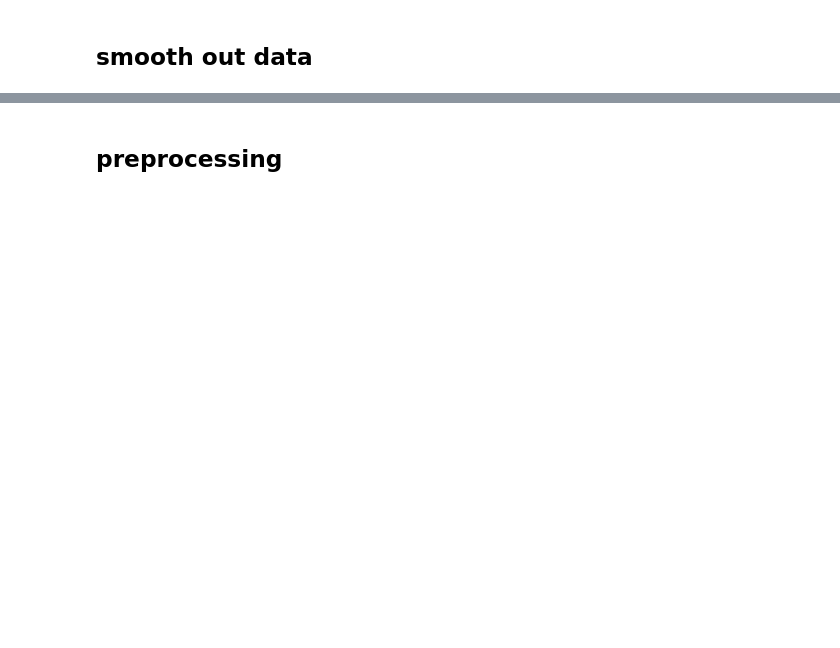
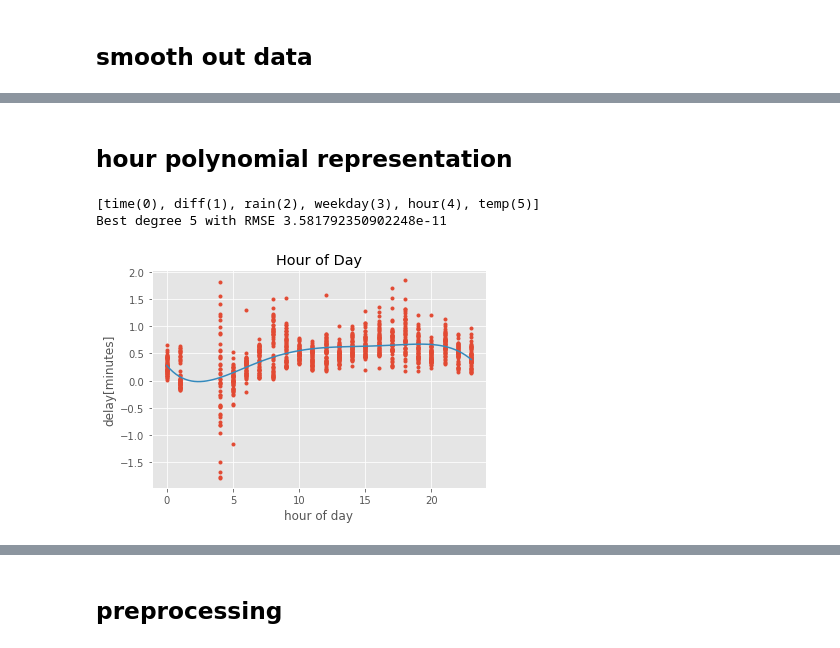
Before and after one commit to nasty-bos/creative_data_mining, a Jupyter notebook: delay.ipynb, the cells around one changed output, grey strips where cells are left out. Cells and saved outputs as stored; diff of their text form; code cells hidden in the pictures; blank space fills up the shorter version.

```diff
--- a/delay.ipynb
+++ b/delay.ipynb
@@ -145,0 +240,56 @@ scurr.drop(scurr.columns[[0, 1]], axis=1, inplace=True)
+# %% [markdown]
+## hour polynomial representation
+# %%
+print('[time(0), diff(1), rain(2), weekday(3), hour(4), temp(5)]')
+
+X = array[:,[4]]
+y = X**4 + X**3 + X + 1
+
+x_train, x_test, y_train, y_test = model_selection.train_test_split(X, y, test_size=0.3, random_state=42)
+
+rmses = []
+degrees = np.arange(1, 30)
+min_rmse, min_deg = 1e10, 0
+
+for deg in degrees:
+
+    # Train features
+    poly_features = PolynomialFeatures(degree=deg, include_bias=False)
+    x_poly_train = poly_features.fit_transform(x_train)
+
+    # Linear regression
+    poly_reg = LinearRegression()
+    poly_reg.fit(x_poly_train, y_train)
+
+    # Compare with test data
+    x_poly_test = poly_features.fit_transform(x_test)
+    poly_predict = poly_reg.predict(x_poly_test)
+    poly_mse = mean_squared_error(y_test, poly_predict)
+    poly_rmse = np.sqrt(poly_mse)
+    rmses.append(poly_rmse)
+
+    # Cross-validation of degree
+    if min_rmse > poly_rmse:
+        min_rmse = poly_rmse
+        min_deg = deg
+
+# Plot and present results
+print('Best degree {} with RMSE {}'.format(min_deg, min_rmse))
+
+x = smooth['hour']
+y = smooth['diff']
+
+z = np.polyfit(x, y, min_deg)
+p = np.poly1d(z)
+
+xp = np.linspace(0, 23, 100)
+_ = plt.plot(x, y, '.', xp, p(xp), '-')
+plt.title("Hour of Day")
+plt.xlabel("hour of day")
+plt.ylabel("delay[minutes]")
+plt.savefig('./output/hour_poly.png', format='png', dpi=2000)
+plt.show()
+# %% [output]
+[time(0), diff(1), rain(2), weekday(3), hour(4), temp(5)]
+Best degree 5 with RMSE 3.581792350902248e-11
+[figure, added]
```
Also changed, not shown: parts of 16 cells of this notebook.
